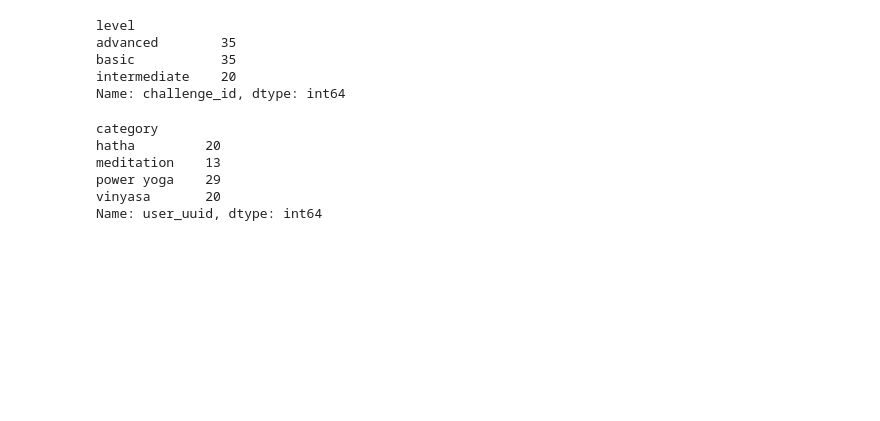
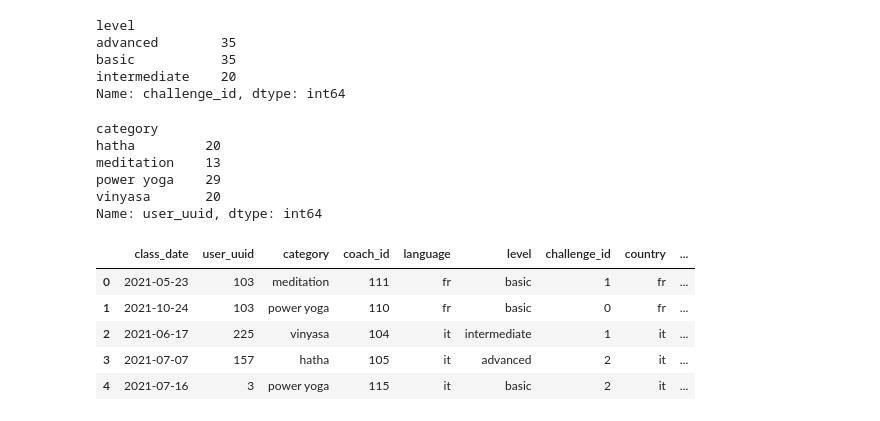
Before and after one commit to France-Man/Final-Project-Data-Analysis-V2, a Jupyter notebook: backup eda.ipynb, the cells around one changed output. Cells and saved outputs as stored; diff of their text form; code cells hidden in the pictures; blank space fills up the shorter version.

```diff
--- a/backup eda.ipynb
+++ b/backup eda.ipynb
@@ -340,3 +340,13 @@ vinyasa       20
 Name: user_uuid, dtype: int64
 # %%
 df_2021.to_csv('out.csv',index=False)
+# %%
+dfimport = pd.read_csv('out.csv')
+dfimport.head(5)
+# %% [output]
+|  | class_date | user_uuid | category | coach_id | language | level | challenge_id | country | ... |
+| 0 | 2021-05-23 | 103 | meditation | 111 | fr | basic | 1 | fr | ... |
+| 1 | 2021-10-24 | 103 | power yoga | 110 | fr | basic | 0 | fr | ... |
+| 2 | 2021-06-17 | 225 | vinyasa | 104 | it | intermediate | 1 | it | ... |
+| 3 | 2021-07-07 | 157 | hatha | 105 | it | advanced | 2 | it | ... |
+| 4 | 2021-07-16 | 3 | power yoga | 115 | it | basic | 2 | it | ... |
```
